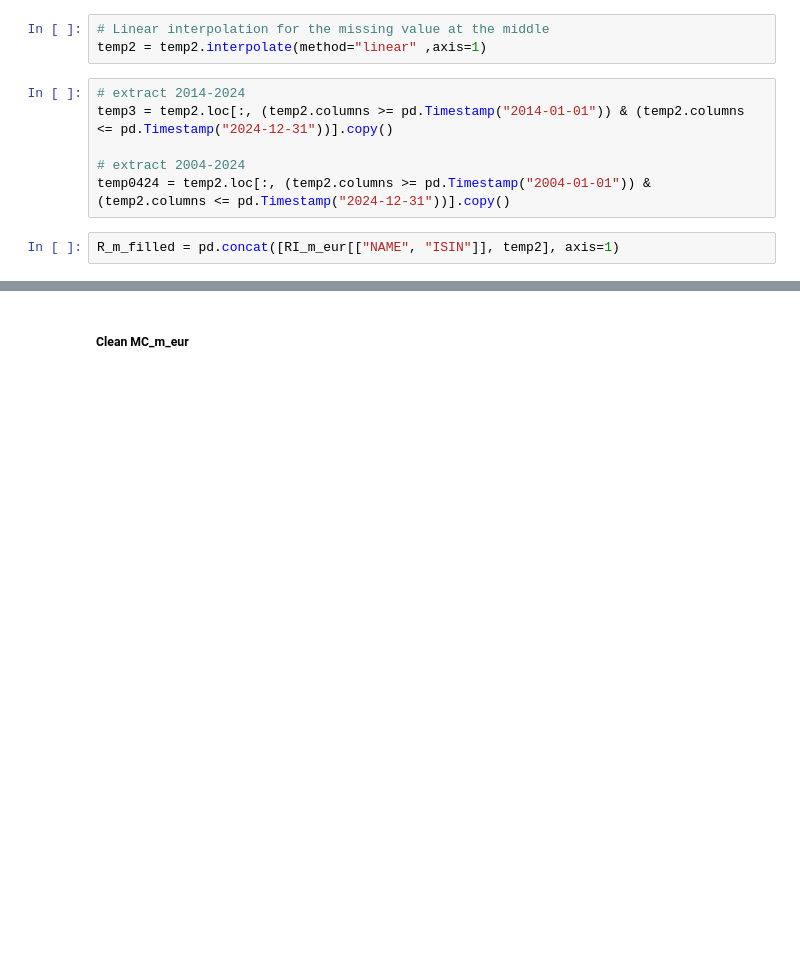
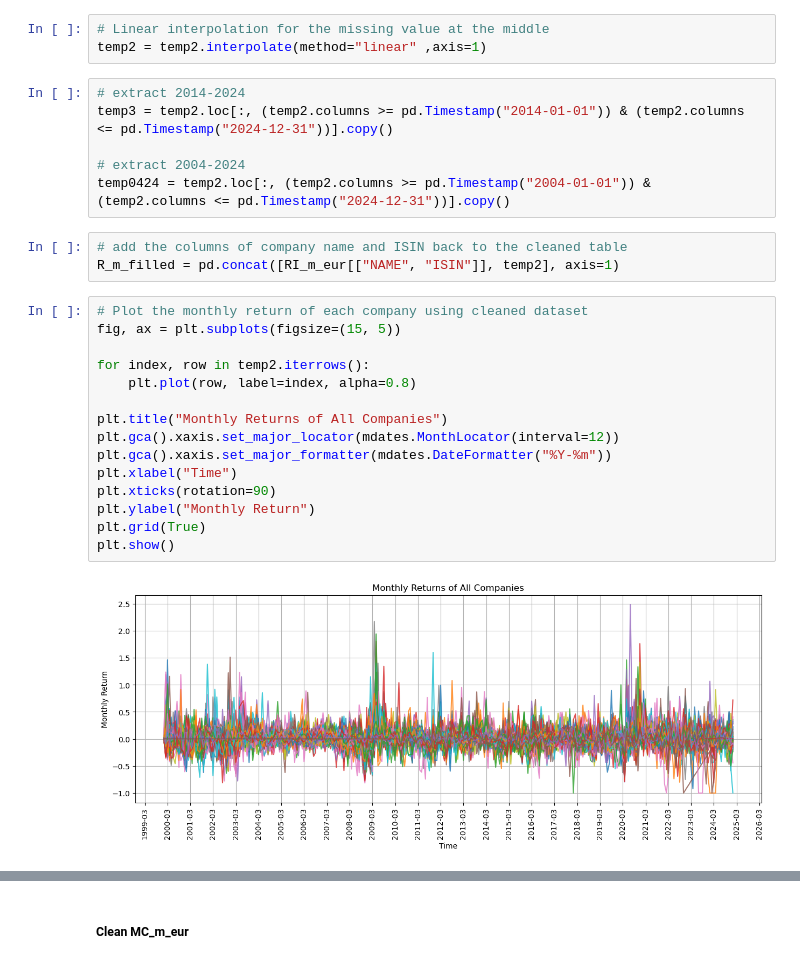
Before and after one commit to youli99/S-E-Finance, a Jupyter notebook: HW1.ipynb, the cells around one changed output, grey strips where cells are left out. Saved outputs shown, nothing was run; the diff lists cells and outputs as text; blank space fills up the shorter version.

```diff
--- a/HW1.ipynb
+++ b/HW1.ipynb
@@ -104,4 +104,22 @@ temp3 = temp2.loc[:, (temp2.columns >= pd.Timestamp("2014-01-01")) & (temp2.colu
 # extract 2004-2024
 temp0424 = temp2.loc[:, (temp2.columns >= pd.Timestamp("2004-01-01")) & (temp2.columns <= pd.Timestamp("2024-12-31"))].copy()
 # %%
+# add the columns of company name and ISIN back to the cleaned table
 R_m_filled = pd.concat([RI_m_eur[["NAME", "ISIN"]], temp2], axis=1)
+# %%
+# Plot the monthly return of each company using cleaned dataset
+fig, ax = plt.subplots(figsize=(15, 5))
+
+for index, row in temp2.iterrows():
+    plt.plot(row, label=index, alpha=0.8)
+
+plt.title("Monthly Returns of All Companies")
+plt.gca().xaxis.set_major_locator(mdates.MonthLocator(interval=12))
+plt.gca().xaxis.set_major_formatter(mdates.DateFormatter("%Y-%m"))
+plt.xlabel("Time")
+plt.xticks(rotation=90)
+plt.ylabel("Monthly Return")
+plt.grid(True)
+plt.show()
+# %% [output]
+[figure, added]
```
Also changed, not shown: parts of 29 cells of this notebook, 2 other files.
